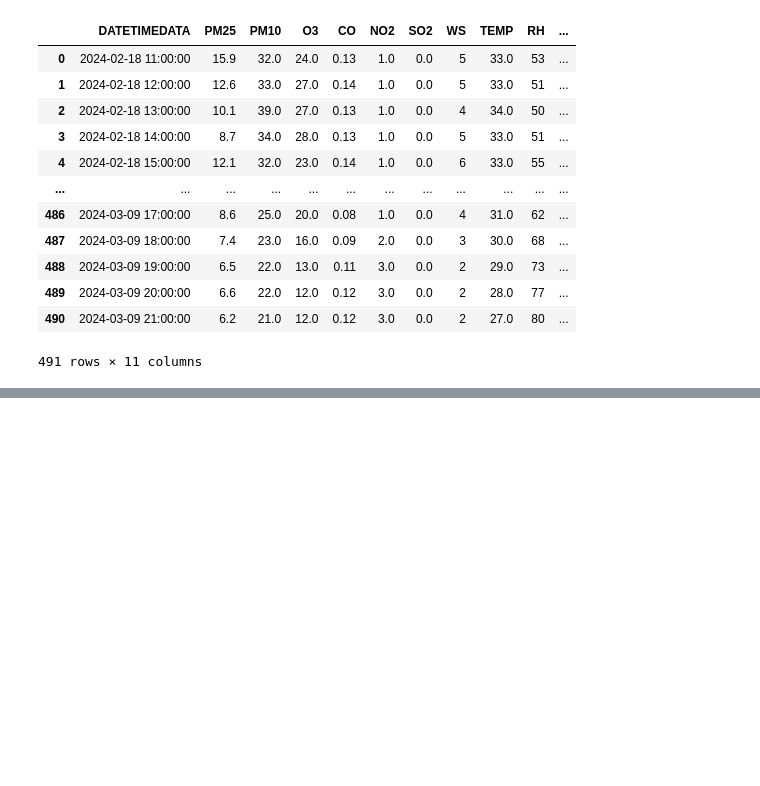
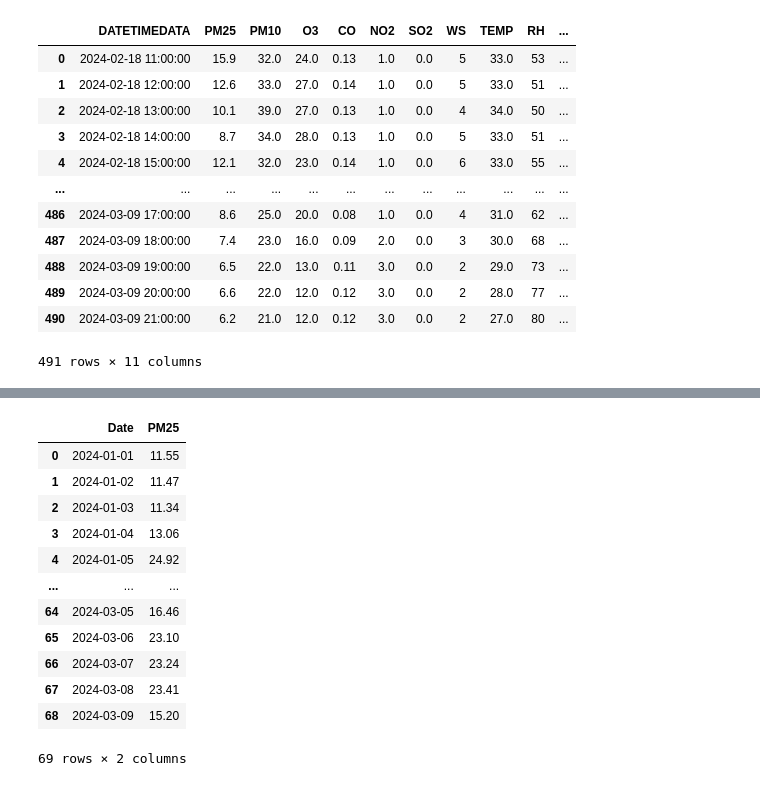
Before and after one commit to jayjiratta/predict_pm2.5, a Jupyter notebook: predict_PM25.ipynb, the cells around one changed output, grey strips where cells are left out. Drawn from its saved outputs; the diff is of its cells as text; code cells hidden in the pictures; blank space fills up the shorter version.

Commit message:
Add PM25 mean value DataFrame

```diff
--- a/predict_PM25.ipynb
+++ b/predict_PM25.ipynb
@@ -200,3 +199,21 @@ Pipeline(memory=FastMemory(location=C:\Users\HP\AppData\Local\Temp\joblib),
                  BaggingRegressor(estimator=ExtraTreesRegressor(n_jobs=-1,
                                                                 random_state=123),
                                   n_estimators=20, random_state=123))])
+# %%
+mean_value = pd.read_csv('mean_value.csv')
+PM25_mean = mean_value.drop(columns=['PM10','O3','CO','NO2','SO2','WS','TEMP','RH','WD'])
+PM25_mean
+# %% [output]
+|  | Date | PM25 |
+| 0 | 2024-01-01 | 11.55 |
+| 1 | 2024-01-02 | 11.47 |
+| 2 | 2024-01-03 | 11.34 |
+| 3 | 2024-01-04 | 13.06 |
+| 4 | 2024-01-05 | 24.92 |
+| ... | ... | ... |
+| 64 | 2024-03-05 | 16.46 |
+| 65 | 2024-03-06 | 23.10 |
+| 66 | 2024-03-07 | 23.24 |
+| 67 | 2024-03-08 | 23.41 |
+| 68 | 2024-03-09 | 15.20 |
+69 rows × 2 columns
```
Also changed, not shown: parts of 5 cells of this notebook.
